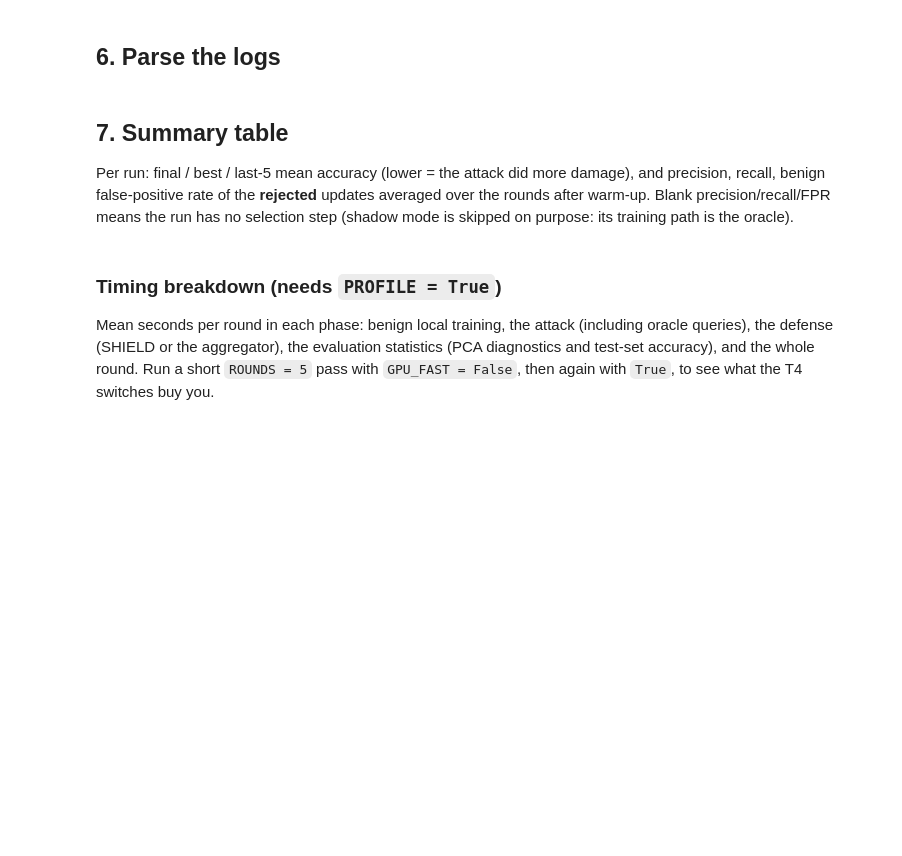
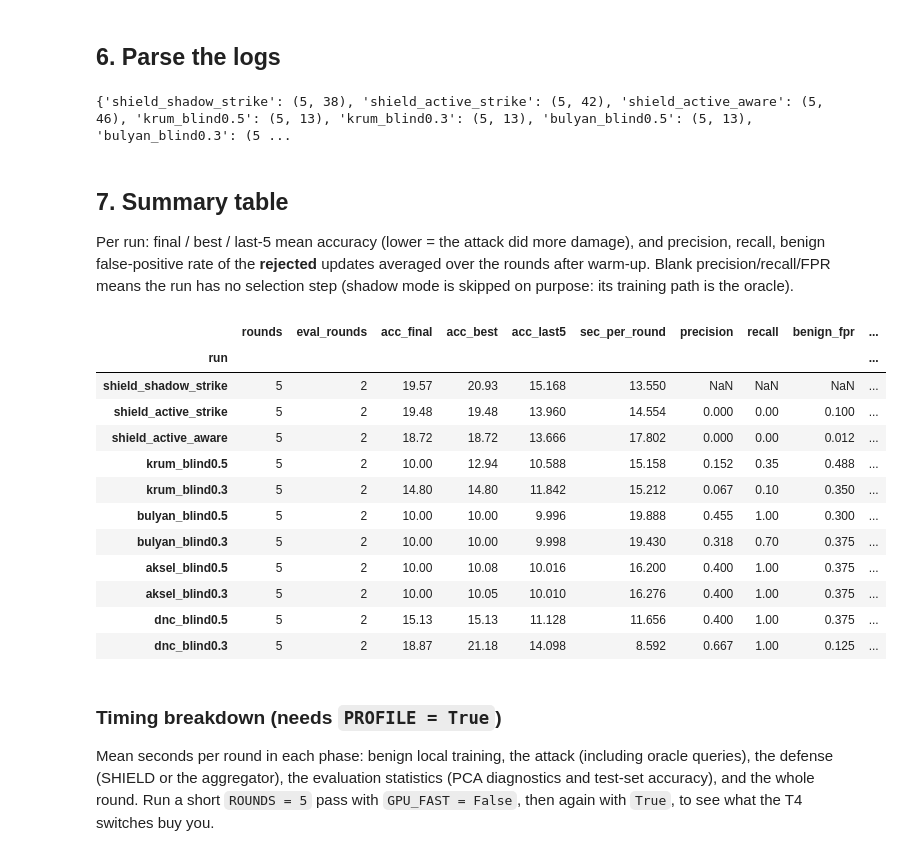
Before and after one commit to edominicduke/SHIELD, a Jupyter notebook: shield_eval_colab.ipynb, the cells around one changed output. Cells and saved outputs as stored; diff of their text form; code cells hidden in the pictures; blank space fills up the shorter version.

Commit message:
Update eval notebook

```diff
--- a/shield_eval_colab.ipynb
+++ b/shield_eval_colab.ipynb
@@ -67,16 +105,21 @@ Each run is one `main.py` call. Defaults: CIFAR-10, Dirichlet partition, 20% Byz
 so the full matrix is a multi-hour job. Use `RUN_NAMES` to run a subset, and lower `ROUNDS` for a quick pass.
 # %%
 # * experiment settings (edit these)
-DATASET, ROUNDS, BYZ_RATIO, SEED = 'cifar10', 30, 0.2, 0
+DATASET, ROUNDS, BYZ_RATIO, SEED = 'cifar10', 5, 0.2, 0
 PARTITION = 'dirichlet'          # * 'iid' or 'dirichlet'
 WARMUP = 3                       # * SHIELD warm-up rounds (metrics below are averaged after this many rounds)
-ASSUMED_RATIOS = [0.5, 0.2]      # * assumed Byzantine fraction handed to the blind baselines (0.5 = SHIELD's cap)
+ASSUMED_RATIOS = [0.5, 0.3]      # * assumed Byzantine fraction handed to the blind baselines (0.5 = SHIELD's cap)
 BASELINES = ['krum', 'bulyan', 'aksel', 'dnc']   # * defenses that can report selection metrics
+AWARE_NOISE = 0.5   # * in-span noise scale per forged client for the noisy SHIELD-aware run (0 = identical copies, as in shield_active_aware)
 
 # * T4 speed-up switches
 GPU_FAST = True    # * GPU-resident data, GPU-resident client models, GPU statistics (--gpu_fast). Falls back to the normal path on unsupported datasets (ImageNet12)
 PROFILE = True     # * record a per-phase timing breakdown each round (--profile), shown in the timing table below
-PARALLEL = 1       # * runs executed at the same time on the one GPU; check the timing table, then try 2 (Colab has only 2 CPU cores)
+PARALLEL = 2       # * runs executed at the same time on the one GPU; check the timing table, then try 2 (Colab has only 2 CPU cores)
+
+# * TAG goes into every log file name, so runs made with different settings (rounds, partition, seed) never share or
+# * overwrite each other's logs; it also keeps the summary from mixing runs with different round counts
+TAG = f'{DATASET}_r{ROUNDS}_{PARTITION}_s{SEED}'
 
 base = (f'python main.py --dataset {DATASET} --framework fedavg --byz_client_ratio {BYZ_RATIO} --partition {PARTITION} '
         f'--server_n_epochs {ROUNDS} --seed {SEED} --devices 0 --nice --shield_warmup {WARMUP}'
@@ -89,6 +132,8 @@ RUNS = {
     # * SHIELD active (hard rejection) against ordinary STRIKE and against the SHIELD-aware STRIKE
     'shield_active_strike': '--aggregator mean --attack skew --shield active',
     'shield_active_aware':  '--aggregator mean --attack skew_aware --shield active',
+    # * same attack, but every forged client gets its own in-span noise, so the copies are no longer identical
+    'shield_active_aware_noise': f'--aggregator mean --attack skew_aware --shield active --aware_noise {AWARE_NOISE}',
 }
 # * blind baselines at each assumed ratio, against ordinary STRIKE
 for agg in BASELINES:
@@ -168,11 +269,13 @@ def parse_log(path):
 
 runs = {}
 for name in RUN_NAMES:
-    path = f'{RUN_DIR}/{name}.log'
+    path = log_path_of(name)  # * tagged log name, defined in the run cell
     if os.path.exists(path):
         df = parse_log(path)
         if len(df): runs[name] = df
 print({k: v.shape for k, v in runs.items()})
+# %% [output]
+{'shield_shadow_strike': (5, 38), 'shield_active_strike': (5, 42), 'shield_active_aware': (5, 46), 'krum_blind0.5': (5, 13), 'krum_blind0.3': (5, 13), 'bulyan_blind0.5': (5, 13), 'bulyan_blind0.3': (5 ...
 # %% [markdown]
 ## 7. Summary table
 Per run: final / best / last-5 mean accuracy (lower = the attack did more damage), and precision, recall, benign false-positive rate of the **rejected** updates averaged over the rounds after warm-up.
@@ -180,18 +283,37 @@ Blank precision/recall/FPR means the run has no selection step (shadow mode is s
 # %%
 # * one row per run
 def nanmean(s): return float(pd.to_numeric(s, errors='coerce').mean()) if len(s) else float('nan')
 
 rows = []
 for name, df in runs.items():
     post = df[df['round'] >= WARMUP]
-    row = {'run': name, 'rounds': len(df), 'acc_final': df['te_acc'].iloc[-1], 'acc_best': df['best_te_acc'].iloc[-1],
+    row = {'run': name, 'rounds': len(df), 'eval_rounds': len(post), 'acc_final': df['te_acc'].iloc[-1], 'acc_best': df['best_te_acc'].iloc[-1],
            'acc_last5': nanmean(df['te_acc'].tail(5)), 'sec_per_round': nanmean(df['sec'])}
     for c, label in [('sel_precision', 'precision'), ('sel_recall', 'recall'), ('sel_benign_fpr', 'benign_fpr'), ('sel_n_rejected', 'n_rejected')]:
         row[label] = nanmean(post[c]) if c in post else float('nan')
     rows.append(row)
 summary = pd.DataFrame(rows).set_index('run').round(3)
 display(summary)
+# * consistency checks: mixed round counts or too few post-warm-up rounds make the comparison misleading
+if summary['rounds'].nunique() > 1:
+    print('WARNING: runs have different round counts', summary['rounds'].to_dict(), '- accuracy and selection metrics are not comparable across them')
+if (summary['eval_rounds'] == 0).any():
+    print('WARNING: no post-warm-up rounds for', list(summary.index[summary['eval_rounds'] == 0]), '- their precision/recall are NaN')
 summary.to_csv('/content/shield_eval_summary.csv')
+# %% [output]
+|  | rounds | eval_rounds | acc_final | acc_best | acc_last5 | sec_per_round | precision | recall | benign_fpr | ... |
+| run |  |  |  |  |  |  |  |  |  | ... |
+| shield_shadow_strike | 5 | 2 | 19.57 | 20.93 | 15.168 | 13.550 | NaN | NaN | NaN | ... |
+| shield_active_strike | 5 | 2 | 19.48 | 19.48 | 13.960 | 14.554 | 0.000 | 0.00 | 0.100 | ... |
+| shield_active_aware | 5 | 2 | 18.72 | 18.72 | 13.666 | 17.802 | 0.000 | 0.00 | 0.012 | ... |
+| krum_blind0.5 | 5 | 2 | 10.00 | 12.94 | 10.588 | 15.158 | 0.152 | 0.35 | 0.488 | ... |
+| krum_blind0.3 | 5 | 2 | 14.80 | 14.80 | 11.842 | 15.212 | 0.067 | 0.10 | 0.350 | ... |
+| bulyan_blind0.5 | 5 | 2 | 10.00 | 10.00 | 9.996 | 19.888 | 0.455 | 1.00 | 0.300 | ... |
+| bulyan_blind0.3 | 5 | 2 | 10.00 | 10.00 | 9.998 | 19.430 | 0.318 | 0.70 | 0.375 | ... |
+| aksel_blind0.5 | 5 | 2 | 10.00 | 10.08 | 10.016 | 16.200 | 0.400 | 1.00 | 0.375 | ... |
+| aksel_blind0.3 | 5 | 2 | 10.00 | 10.05 | 10.010 | 16.276 | 0.400 | 1.00 | 0.375 | ... |
+| dnc_blind0.5 | 5 | 2 | 15.13 | 15.13 | 11.128 | 11.656 | 0.400 | 1.00 | 0.375 | ... |
+| dnc_blind0.3 | 5 | 2 | 18.87 | 21.18 | 14.098 | 8.592 | 0.667 | 1.00 | 0.125 | ... |
 # %% [markdown]
 ### Timing breakdown (needs `PROFILE = True`)
 Mean seconds per round in each phase: benign local training, the attack (including oracle queries), the defense (SHIELD or the aggregator), the evaluation statistics (PCA diagnostics and test-set accuracy), and the whole round.
```
Also changed, not shown: parts of 8 cells of this notebook.
